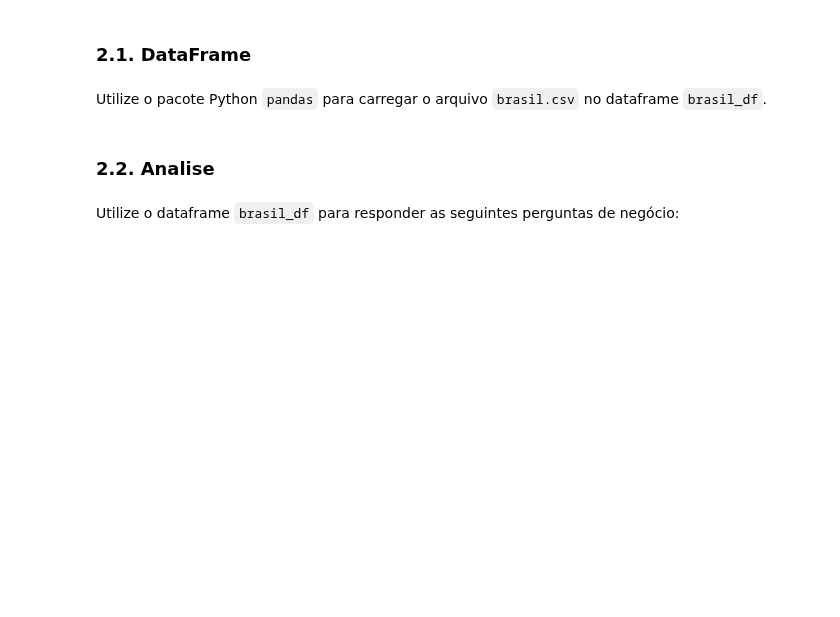
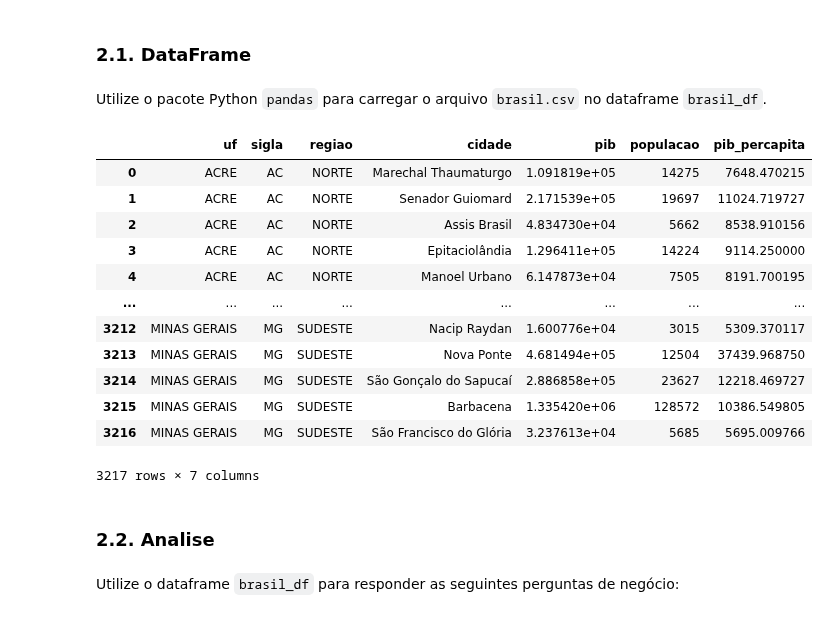
Before and after one commit to joaocabeca2/ebac, a Jupyter notebook: Profissao_Analista_de_dados_M13_Exercicio.ipynb, the cells around one changed output. Cells and saved outputs as stored; diff of their text form; code cells hidden in the pictures; blank space fills up the shorter version.

```diff
--- a/Profissao_Analista_de_dados_M13_Exercicio.ipynb
+++ b/Profissao_Analista_de_dados_M13_Exercicio.ipynb
@@ -167,3 +179,21 @@ Utilize o pacote Python `pandas` para carregar o arquivo `brasil.csv` no datafra
+# %%
+dados_br = pd.read_csv('brasil.csv',delimiter=';')
+dados_br.columns = ['uf','sigla','regiao','cidade','pib','populacao','pib_percapita']
+dados_br
+# %% [output]
+|  | uf | sigla | regiao | cidade | pib | populacao | pib_percapita |
+| 0 | ACRE | AC | NORTE | Marechal Thaumaturgo | 1.091819e+05 | 14275 | 7648.470215 |
+| 1 | ACRE | AC | NORTE | Senador Guiomard | 2.171539e+05 | 19697 | 11024.719727 |
+| 2 | ACRE | AC | NORTE | Assis Brasil | 4.834730e+04 | 5662 | 8538.910156 |
+| 3 | ACRE | AC | NORTE | Epitaciolândia | 1.296411e+05 | 14224 | 9114.250000 |
+| 4 | ACRE | AC | NORTE | Manoel Urbano | 6.147873e+04 | 7505 | 8191.700195 |
+| ... | ... | ... | ... | ... | ... | ... | ... |
+| 3212 | MINAS GERAIS | MG | SUDESTE | Nacip Raydan | 1.600776e+04 | 3015 | 5309.370117 |
+| 3213 | MINAS GERAIS | MG | SUDESTE | Nova Ponte | 4.681494e+05 | 12504 | 37439.968750 |
+| 3214 | MINAS GERAIS | MG | SUDESTE | São Gonçalo do Sapucaí | 2.886858e+05 | 23627 | 12218.469727 |
+| 3215 | MINAS GERAIS | MG | SUDESTE | Barbacena | 1.335420e+06 | 128572 | 10386.549805 |
+| 3216 | MINAS GERAIS | MG | SUDESTE | São Francisco do Glória | 3.237613e+04 | 5685 | 5695.009766 |
+3217 rows × 7 columns
 # %% [markdown]
 ### **2.2. Analise**
 # %% [markdown]
```
Also changed, not shown: parts of 13 cells of this notebook.
